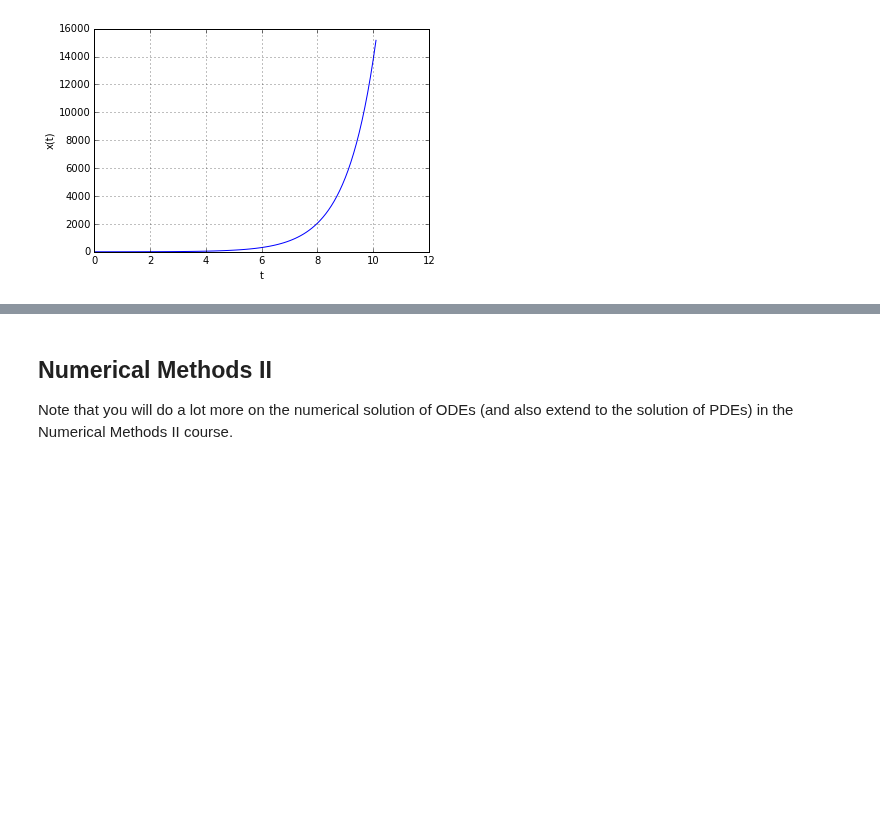
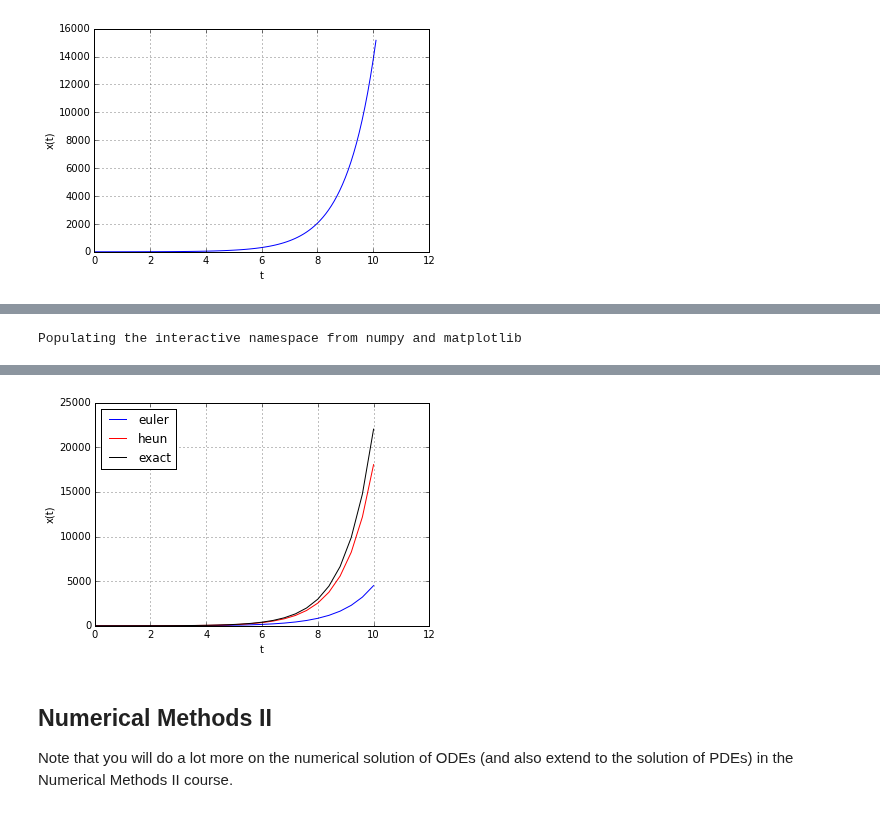
Before and after one commit to ggorman/Numerical-methods-1, a Jupyter notebook: notebook/differentiation-solutions.ipynb, the cells around one changed output, grey strips where cells are left out. Saved outputs shown, nothing was run; the diff lists cells and outputs as text; code cells hidden in the pictures; blank space fills up the shorter version.

```diff
--- a/notebook/differentiation-solutions.ipynb
+++ b/notebook/differentiation-solutions.ipynb
@@ -312,7 +374,10 @@ Now the actual value of $e^{0.1}$ is around $1.1051$ so we're a couple of percen
 %pylab inline
 
 def euler(f,x0,t0,t_max,h):
-    x=x0; t=t0; x_all=[x0]; t_all=[t0];
+    x=x0; t=t0
+    # these lists will store all solution values
+    # and associated time levels for later plotting
+    x_all=[x0]; t_all=[t0]
     while t<t_max:
         x = x + h*f(x,t)
         x_all.append(x)
@@ -325,7 +390,6 @@ def f(x,t):
     return val
 
 (x_all,t_all) = euler(f,1.0,0.0,10.0,0.1)
-
 plot(t_all, x_all)
 xlabel('t');ylabel('x(t)');grid(True)
 show()
@@ -360,0 +431,42 @@ Note that Heun's method is $O(h^2)$, i.e. a second-order method.
+# %%
+%pylab inline
+import math
+
+def euler(f,x0,t0,t_max,h):
+    x=x0; t=t0; x_all=[x0]; t_all=[t0];
+    while t<t_max:
+        x = x + h*f(x,t)
+        x_all.append(x)
+        t = t + h
+        t_all.append(t)
+    return(x_all,t_all)
+
+def heun(f,x0,t0,t_max,h):
+    x=x0; t=t0; x_all=[x0]; t_all=[t0];
+    while t<t_max:
+        xe = x + h*f(x,t) # euler guess
+        x = x + 0.5*h*(f(x,t) + f(xe,t+h))
+        x_all.append(x)
+        t = t + h
+        t_all.append(t)
+    return(x_all,t_all)
+
+def f(x,t):
+    val = x
+    return val
+
+h = 0.4
+x0 = 1.0
+t0 = 0.0
+tf = 10.0
+
+(x_all,t_all) = euler(f,x0,t0,tf,h)
+plot(t_all, x_all,'b',label='euler')
+(x_all,t_all) = heun(f,x0,t0,tf,h)
+plot(t_all, x_all,'r',label='heun')
+
+plot(t_all, numpy.exp(t_all),'k',label='exact')
+xlabel('t');ylabel('x(t)');grid(True);pylab.legend(loc='best')
+show()
+# %% [output]
+Populating the interactive namespace from numpy and matplotlib
@@ -361,3 +475,4 @@ Note that Heun's method is $O(h^2)$, i.e. a second-order method.
+[figure, added]
 # %% [markdown]
 ## Numerical Methods II
 
```
Also changed, not shown: parts of 22 cells of this notebook, 3 other files.
